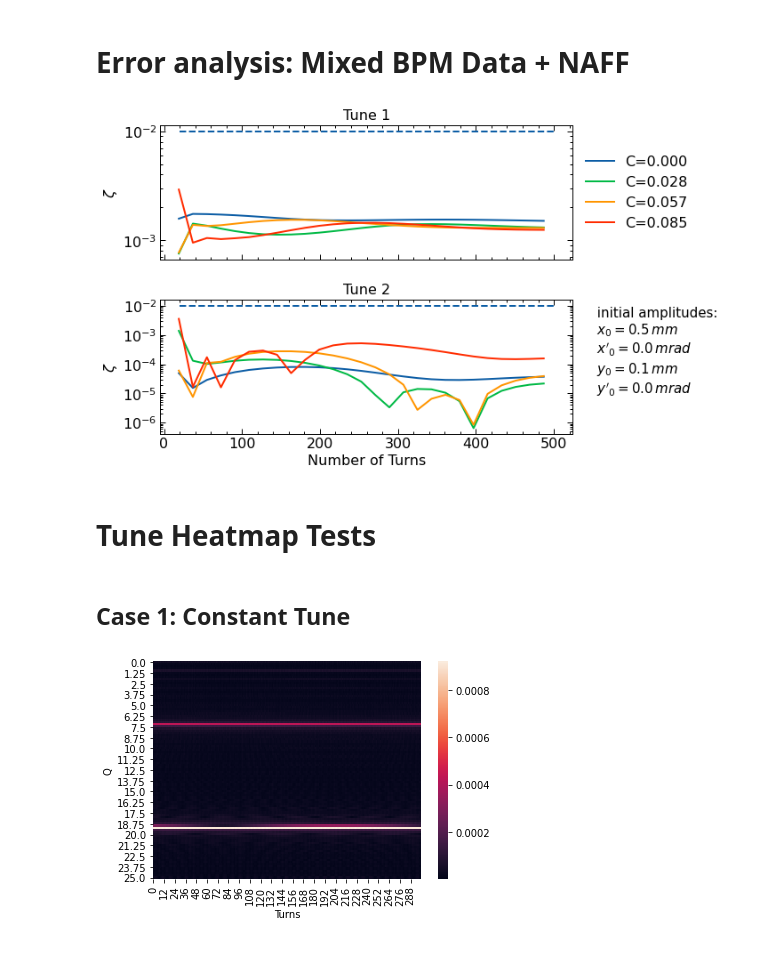
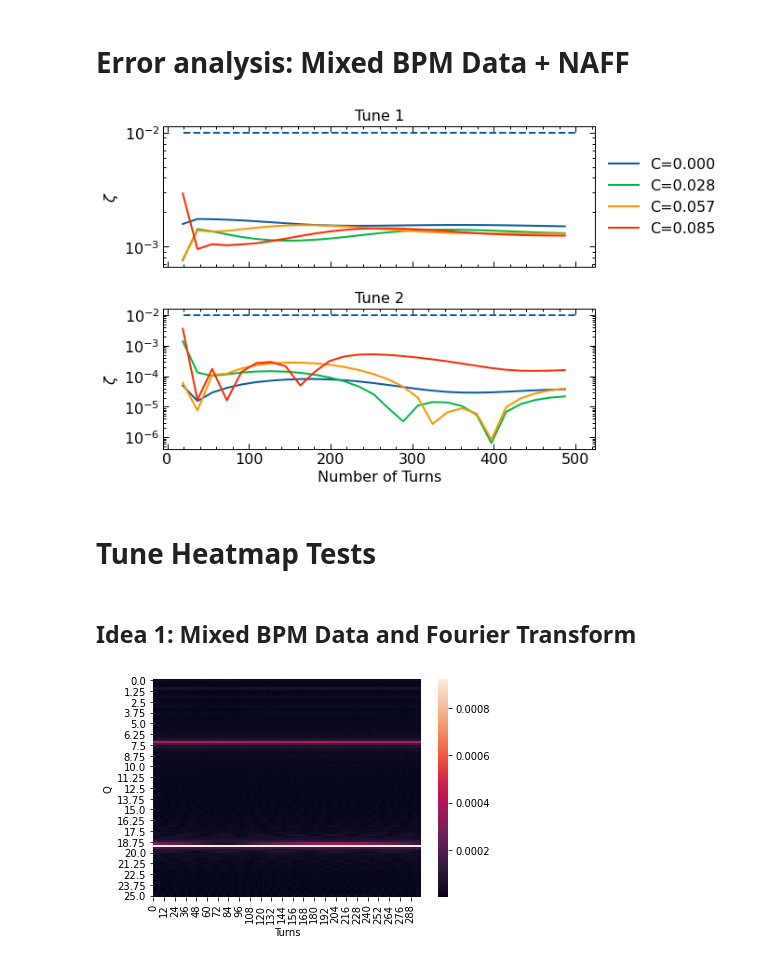
Before and after one commit to lnls-fac/apsuite, a Jupyter notebook: apsuite/emittance_exchange/bo_tune_measure/tune_measure_tests.ipynb, the cells around one changed output. Cells and saved outputs as stored; diff of their text form; code cells hidden in the pictures.

```diff
--- a/apsuite/emittance_exchange/bo_tune_measure/tune_measure_tests.ipynb
+++ b/apsuite/emittance_exchange/bo_tune_measure/tune_measure_tests.ipynb
@@ -16,10 +17,11 @@ tune2_list = coupling_list.copy()
 # %% [markdown]
 Run the following cell to load the data
 # %%
-datax = np.load("datax2.npy")
-datay = np.load("datay2.npy")
-tune1_list = np.load('tune1_list.npy')
-tune2_list = np.load('tune2_list.npy')
+datax = np.load("simul_data/datax2.npy")
+datay = np.load("simul_data/datay2.npy")
+tune1_list = np.load('simul_data/tune1_list.npy')
+tune2_list = np.load('simul_data/tune2_list.npy')
+np.save("simul_data/coupling_list", coupling_list)
 # %% [markdown]
 Or run the below cell to create the data
 # %%
@@ -44,10 +46,10 @@ for KsL_idx, KsL in enumerate(KsL_list):
 
         tune1_list[KsL_idx], tune2_list[KsL_idx] = tune1, tune2
 
-        obj.create_initial_bunch(n_part=1000, offset=offset)
-        x_m, y_m = obj.tracking_and_get_bpmdata(N_turns=N_max)
-        datax[KsL_idx] = x_m
-        datay[KsL_idx] = y_m
+        # obj.create_initial_bunch(n_part=1000, offset=offset)
+        # x_m, y_m = obj.tracking_and_get_bpmdata(N_turns=N_max)
+        # datax[KsL_idx] = x_m
+        # datay[KsL_idx] = y_m
 
         print("step", KsL_idx, "done")
 # %% [output]
@@ -131,39 +134,39 @@ for N_index, N in enumerate(N_list):
 # %%
 error1 = np.abs(naff_tune1_matrix - tune1_list[:, None])
 error2 = np.abs(naff_tune2_matrix - tune2_list[:, None])
 # Computes relative error
 rel_error1_matrix = error1/tune1_list[:, None]
 rel_error2_matrix = error2/tune2_list[:, None]
 
 #rel_error1_matrix = error1
 #rel_error2_matrix = error2
 
 with plt.style.context(['science', 'notebook']):
     fig, ax = plt.subplots(2,1, sharex=True)
     fig.tight_layout(pad=3.0)
     #fig.set_dpi(160)
     for c_idx, c in enumerate(coupling_list):
         ax[0].semilogy(N_list, rel_error1_matrix[c_idx, :], label="C={:.3f}".format(c))
         ax[1].semilogy(N_list, rel_error2_matrix[c_idx, :], label="C={:.3f}".format(c))
 
     ax[0].set_title("Tune 1")
     ax[0].set_ylabel("$\zeta$") #Zeta is the relative error
     ax[0].hlines(1e-2,20,N_max, linestyles='dashed')
     ax[1].set_title("Tune 2")
     ax[1].set_ylabel("$\zeta$")
     ax[1].set_xlabel("Number of Turns")
     ax[1].hlines(1e-2,20,N_max, linestyles='dashed')
     ax[0].legend(loc='center left', bbox_to_anchor=(1, 0.5))
     ax[0].legend(loc='center left', bbox_to_anchor=(1, 0.5))
-    ax[1].text(x=550, y=0.00001, s="\n initial amplitudes: \n $x_0 = {} \, mm$"
-                                     "\n $x'_0 = {} \, m rad$"
-                                     "\n $y_0 = {} \,  mm$"
-                                     "\n $y'_0 = {} \, m rad$".format(offset[0][0]*1e3, offset[1][0]*1e3, offset[2][0]*1e3, offset[3][0]*1e3), fontsize = 15)
+    # ax[1].text(x=550, y=0.00001, s="\n initial amplitudes: \n $x_0 = {} \, mm$"
+    #                                  "\n $x'_0 = {} \, m rad$"
+    #                                  "\n $y_0 = {} \,  mm$"
+    #                                  "\n $y'_0 = {} \, m rad$".format(offset[0][0]*1e3, offset[1][0]*1e3, offset[2][0]*1e3, offset[3][0]*1e3), fontsize = 15)
 # %% [output]
-[figure, old version]
+[figure, new version]
 # %% [markdown]
 # Tune Heatmap Tests
-# %% [markdown]
-## Case 1: Constant Tune
+# %% [markdown]
+## Idea 1: Mixed BPM Data and Fourier Transform
 # %%
 x_m, y_m = datax[0], datay[0]
```
Also changed, not shown: parts of 12 cells of this notebook, 1 other file.
